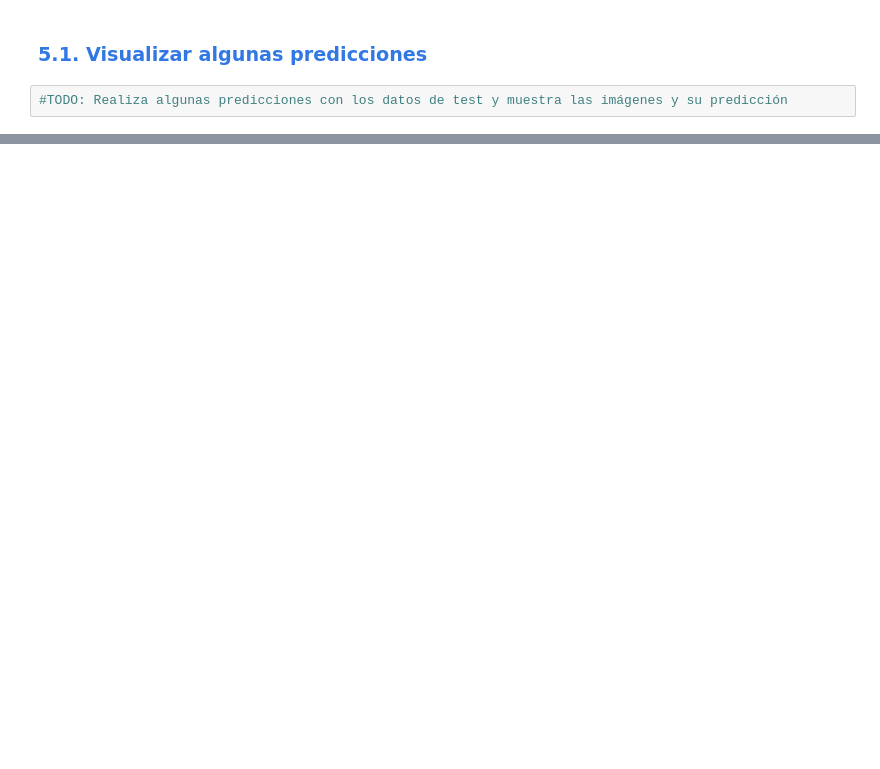
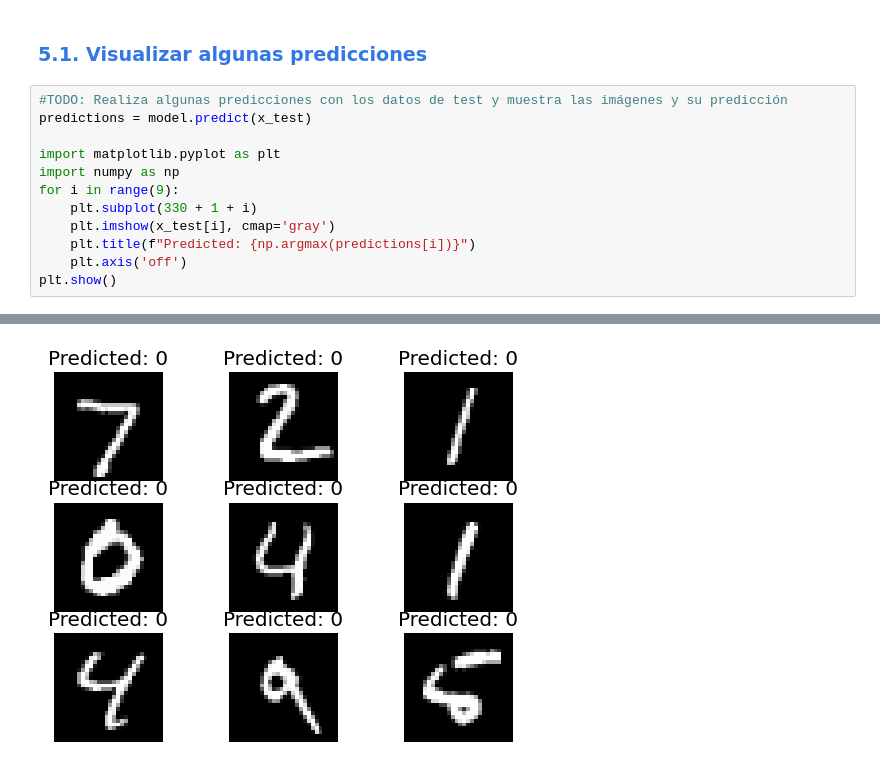
Before and after one commit to sofiapapadron/IME_IAA, a Jupyter notebook: Teoria/2_Clasificacion_imagenes_Keras/2_Redes_Neuronales_Convolucionales/ejercicios/1_LeNet.ipynb, the cells around one changed output, grey strips where cells are left out. Cells and saved outputs as stored; diff of their text form; blank space fills up the shorter version.

```diff
--- a/Teoria/2_Clasificacion_imagenes_Keras/2_Redes_Neuronales_Convolucionales/ejercicios/1_LeNet.ipynb
+++ b/Teoria/2_Clasificacion_imagenes_Keras/2_Redes_Neuronales_Convolucionales/ejercicios/1_LeNet.ipynb
@@ -180,4 +260,15 @@ Esto nos dará una idea de cómo se desempeña nuestro modelo en datos que nunca
 # %% [markdown]
 ### <font style="color:rgb(50,120,229)"> 5.1. Visualizar algunas predicciones </font>
-# %%
-#TODO: Realiza algunas predicciones con los datos de test y muestra las imágenes y su predicción
+# %%
+#TODO: Realiza algunas predicciones con los datos de test y muestra las imágenes y su predicción
+predictions = model.predict(x_test)
+
+import matplotlib.pyplot as plt
+import numpy as np
+for i in range(9):
+    plt.subplot(330 + 1 + i)
+    plt.imshow(x_test[i], cmap='gray')
+    plt.title(f"Predicted: {np.argmax(predictions[i])}")
+    plt.axis('off')
+plt.show()
+# %% [output]
@@ -183,0 +276 @@ Esto nos dará una idea de cómo se desempeña nuestro modelo en datos que nunca
+[figure, added]
```
Also changed, not shown: parts of 21 cells of this notebook.
